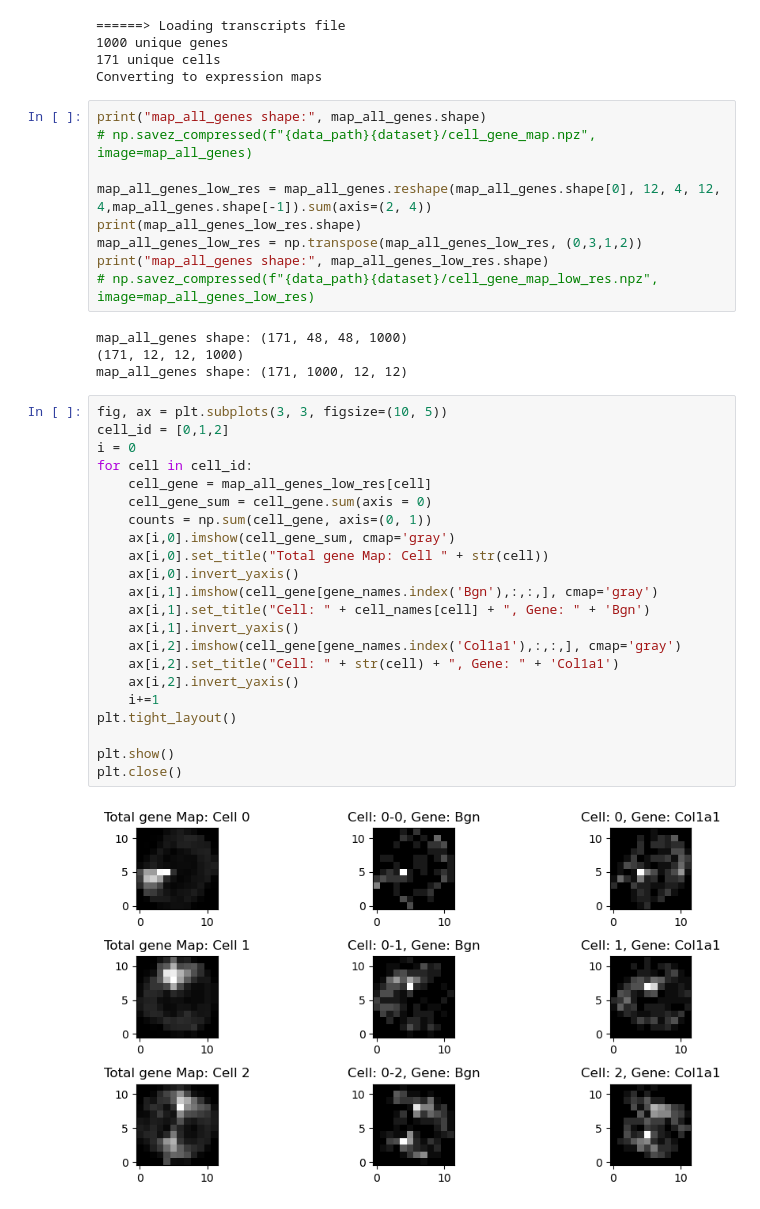
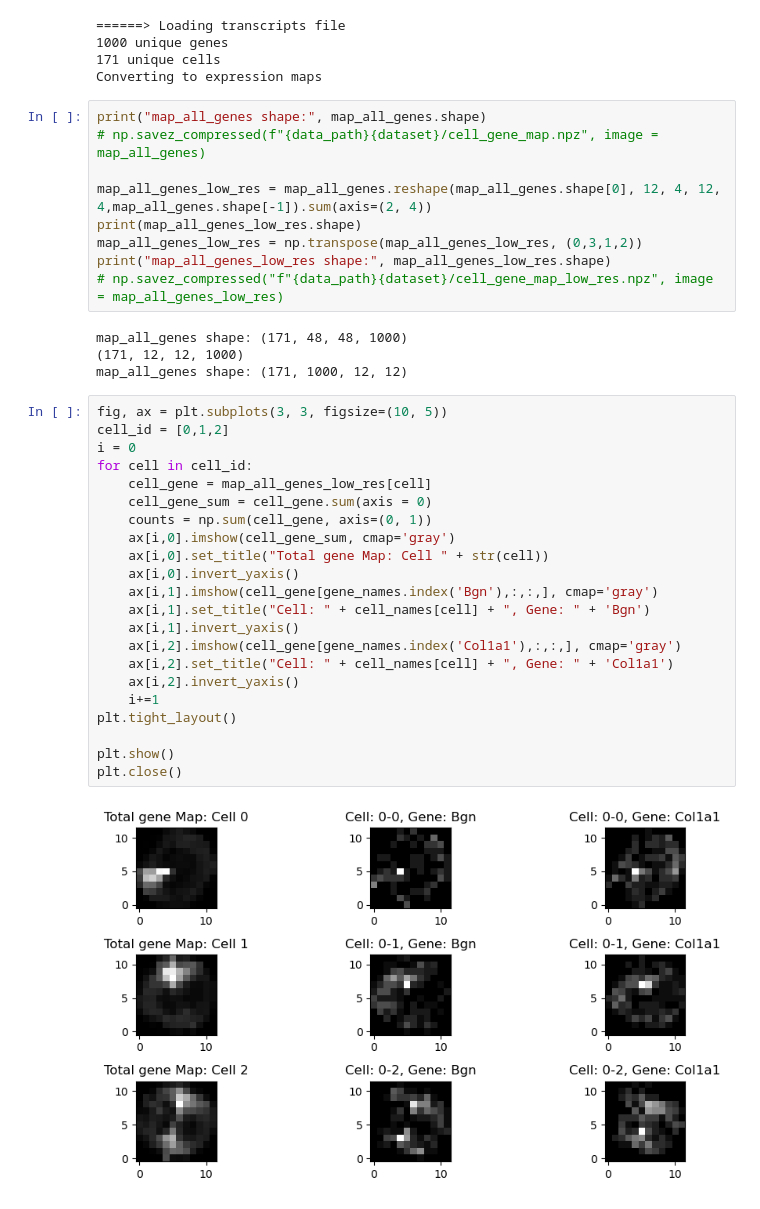
Before and after one commit to aster-ww/SVC, a Jupyter notebook: docs/source/tutorials/preprocess.ipynb, the cells around one changed output. Saved outputs shown, nothing was run; the diff lists cells and outputs as text.

```diff
--- a/docs/source/tutorials/preprocess.ipynb
+++ b/docs/source/tutorials/preprocess.ipynb
@@ -165,13 +165,13 @@ map_all_genes = get_gene_map(seqfish_data, cell_names, gene_names)
 Converting to expression maps
 # %%
 print("map_all_genes shape:", map_all_genes.shape)
-# np.savez_compressed(f"{data_path}{dataset}/cell_gene_map.npz", image=map_all_genes)
+# np.savez_compressed(f"{data_path}{dataset}/cell_gene_map.npz", image = map_all_genes)
 
 map_all_genes_low_res = map_all_genes.reshape(map_all_genes.shape[0], 12, 4, 12, 4,map_all_genes.shape[-1]).sum(axis=(2, 4))
 print(map_all_genes_low_res.shape)
 map_all_genes_low_res = np.transpose(map_all_genes_low_res, (0,3,1,2))
-print("map_all_genes shape:", map_all_genes_low_res.shape)
-# np.savez_compressed(f"{data_path}{dataset}/cell_gene_map_low_res.npz", image=map_all_genes_low_res)
+print("map_all_genes_low_res shape:", map_all_genes_low_res.shape)
+# np.savez_compressed("f"{data_path}{dataset}/cell_gene_map_low_res.npz", image = map_all_genes_low_res)
 # %% [output]
 map_all_genes shape: (171, 48, 48, 1000)
 (171, 12, 12, 1000)
@@ -179,24 +179,24 @@ map_all_genes shape: (171, 1000, 12, 12)
 # %%
 fig, ax = plt.subplots(3, 3, figsize=(10, 5))
 cell_id = [0,1,2]
 i = 0
 for cell in cell_id:
     cell_gene = map_all_genes_low_res[cell]
     cell_gene_sum = cell_gene.sum(axis = 0)
     counts = np.sum(cell_gene, axis=(0, 1))
     ax[i,0].imshow(cell_gene_sum, cmap='gray')
     ax[i,0].set_title("Total gene Map: Cell " + str(cell))
     ax[i,0].invert_yaxis()
     ax[i,1].imshow(cell_gene[gene_names.index('Bgn'),:,:,], cmap='gray')
     ax[i,1].set_title("Cell: " + cell_names[cell] + ", Gene: " + 'Bgn')
     ax[i,1].invert_yaxis()
     ax[i,2].imshow(cell_gene[gene_names.index('Col1a1'),:,:,], cmap='gray')
-    ax[i,2].set_title("Cell: " + str(cell) + ", Gene: " + 'Col1a1')
+    ax[i,2].set_title("Cell: " + cell_names[cell] + ", Gene: " + 'Col1a1')
     ax[i,2].invert_yaxis()
     i+=1
 plt.tight_layout()
 
 plt.show()
 plt.close()
 # %% [output]
-[figure, old version]
+[figure, new version]
```
Also changed, not shown: parts of 1 cell of this notebook, 2 other files.
